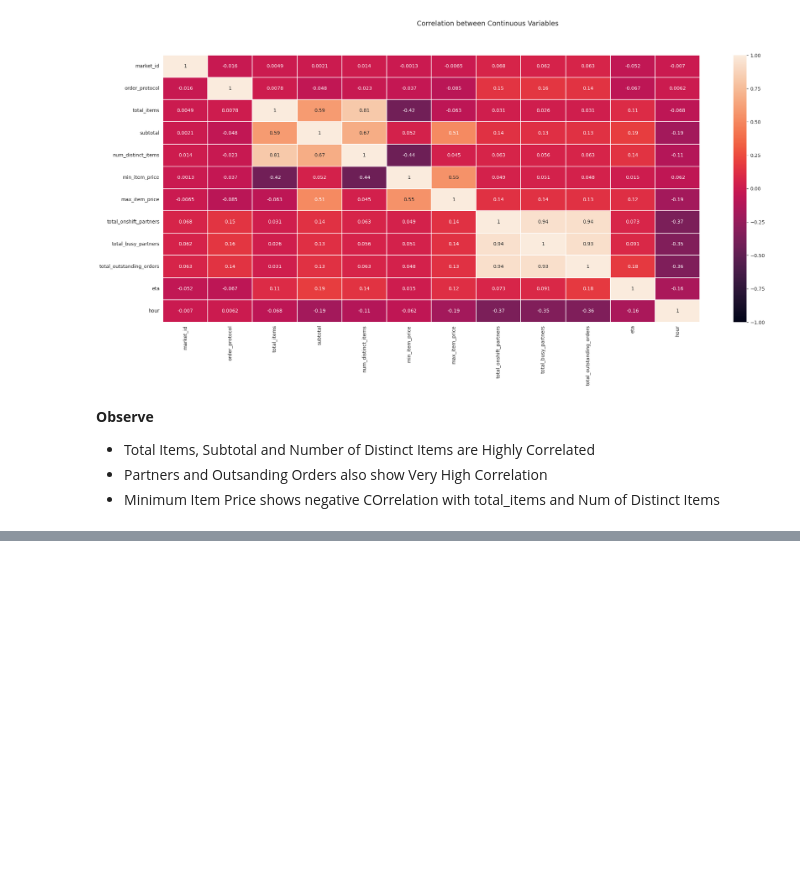
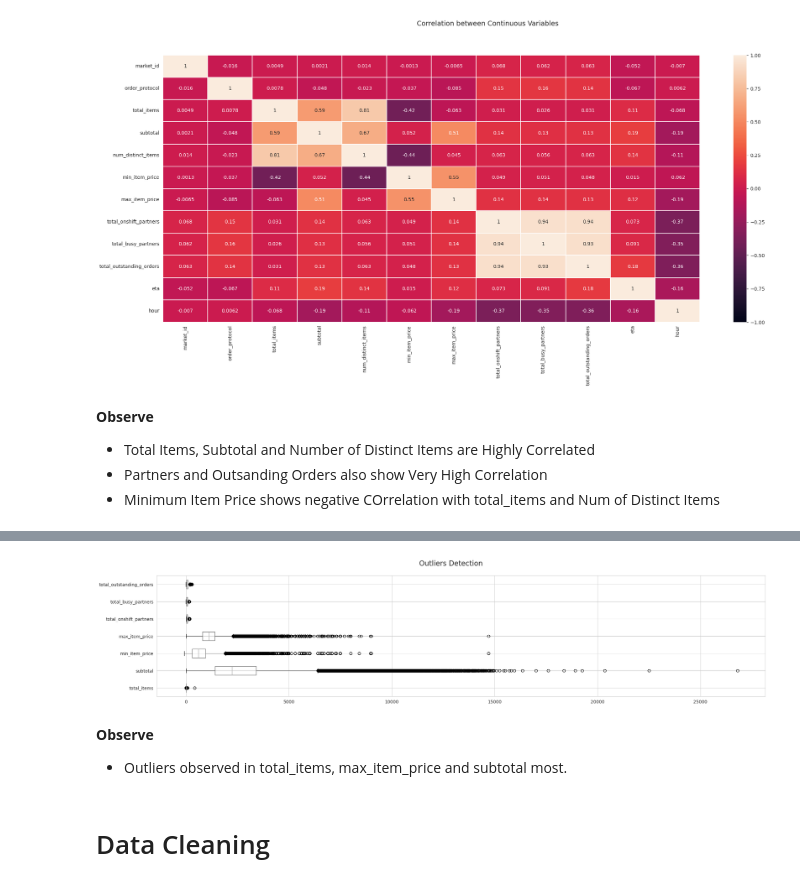
Before and after one commit to gitbharrat/delivery_time_nn, a Jupyter notebook: notebook/delivery_time_estimation.ipynb, the cells around one changed output, grey strips where cells are left out. Saved outputs shown, nothing was run; the diff lists cells and outputs as text; code cells hidden in the pictures; blank space fills up the shorter version.

```diff
--- a/notebook/delivery_time_estimation.ipynb
+++ b/notebook/delivery_time_estimation.ipynb
@@ -411,0 +456,12 @@ plt.show()
+# %%
+# Plotting Boxplot
+df.select(*continuous_cols).dropna().toPandas().boxplot(vert=False,figsize=(25,5))
+plt.suptitle("Outliers Detection", fontsize = 16)
+plt.show()
+# %% [output]
+[figure, added]
+# %% [markdown]
+**Observe**
+- Outliers observed in total_items, max_item_price and subtotal most.
+# %% [markdown]
+# Data Cleaning
```
Also changed, not shown: parts of 7 cells of this notebook.
